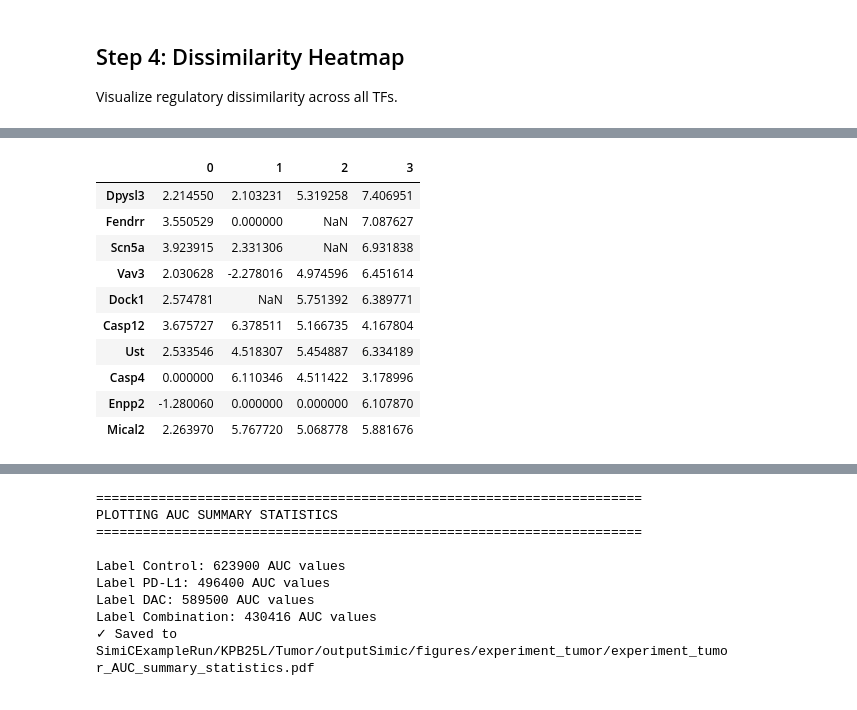
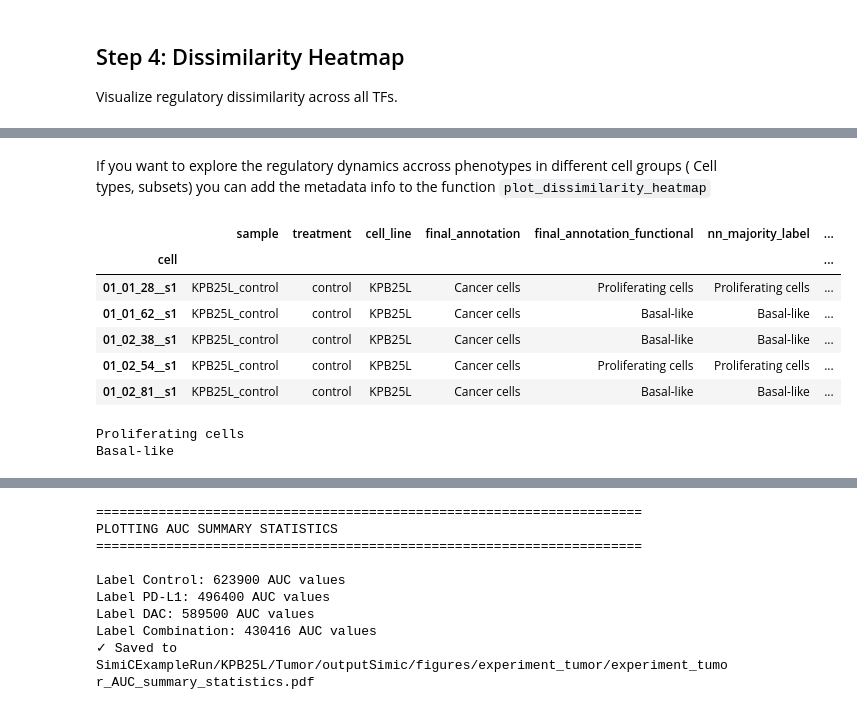
Before and after one commit to ML4BM-Lab/SimiCPipeline, a Jupyter notebook: notebooks/Tutorial_SimiCPipeline_visualization.ipynb, the cells around one changed output, grey strips where cells are left out. Cells and saved outputs as stored; diff of their text form; code cells hidden in the pictures.

```diff
--- a/notebooks/Tutorial_SimiCPipeline_visualization.ipynb
+++ b/notebooks/Tutorial_SimiCPipeline_visualization.ipynb
@@ -508,14 +510,30 @@ Total targets for Bnc2: 763
-# %%
-df.head(10)
-# %% [output]
-|  | 0 | 1 | 2 | 3 |
-| Dpysl3 | 2.214550 | 2.103231 | 5.319258 | 7.406951 |
-| Fendrr | 3.550529 | 0.000000 | NaN | 7.087627 |
-| Scn5a | 3.923915 | 2.331306 | NaN | 6.931838 |
-| Vav3 | 2.030628 | -2.278016 | 4.974596 | 6.451614 |
-| Dock1 | 2.574781 | NaN | 5.751392 | 6.389771 |
-| Casp12 | 3.675727 | 6.378511 | 5.166735 | 4.167804 |
-| Ust | 2.533546 | 4.518307 | 5.454887 | 6.334189 |
-| Casp4 | 0.000000 | 6.110346 | 4.511422 | 3.178996 |
-| Enpp2 | -1.280060 | 0.000000 | 0.000000 | 6.107870 |
-| Mical2 | 2.263970 | 5.767720 | 5.068778 | 5.881676 |
+# %% [markdown]
+If you want to explore the regulatory dynamics accross phenotypes in different cell groups ( Cell types, subsets) you can add the metadata info to the function `plot_dissimilarity_heatmap`
+# %%
+import pandas as pd
+import numpy as np
+
+project_dir = "./SimiCExampleRun/KPB25L/Tumor"
+auc_collected_file = "experiment_tumor_L1_0.01_L2_0.001_wAUC_matrices_filtered_BIC_collected.csv"
+cell_ids = pd.read_csv(project_dir + "/outputSimic/matrices/experiment_tumor/" + auc_collected_file, index_col=0).index.to_list()
+obs_meta = pd.read_csv("./data/metadata.tsv", sep = "\t", index_col=0)
+obs_meta = obs_meta.loc[cell_ids] # Subset to cells in the project
+obs_meta.head()
+# %% [output]
+|  | sample | treatment | cell_line | final_annotation | final_annotation_functional | nn_majority_label | ... |
+| cell |  |  |  |  |  |  | ... |
+| 01_01_28__s1 | KPB25L_control | control | KPB25L | Cancer cells | Proliferating cells | Proliferating cells | ... |
+| 01_01_62__s1 | KPB25L_control | control | KPB25L | Cancer cells | Basal-like | Basal-like | ... |
+| 01_02_38__s1 | KPB25L_control | control | KPB25L | Cancer cells | Basal-like | Basal-like | ... |
+| 01_02_54__s1 | KPB25L_control | control | KPB25L | Cancer cells | Proliferating cells | Proliferating cells | ... |
+| 01_02_81__s1 | KPB25L_control | control | KPB25L | Cancer cells | Basal-like | Basal-like | ... |
+# %%
+# Generate a dictionary with the cell groupings based on the metadata column of interest
+cell_groups = {}
+grouping_column = 'final_annotation_functional'
+for group in obs_meta[grouping_column].unique():
+    print(group)
+    cell_groups[group] = obs_meta[obs_meta[grouping_column] == group].index.tolist()
+# %% [output]
+Proliferating cells
+Basal-like
```
Also changed, not shown: parts of 11 cells of this notebook, 2 other files.
